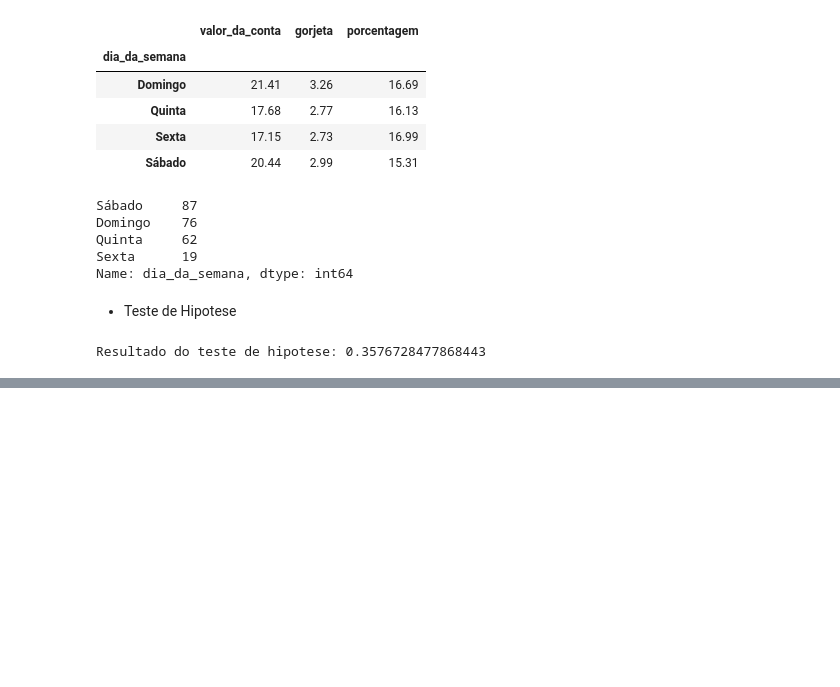
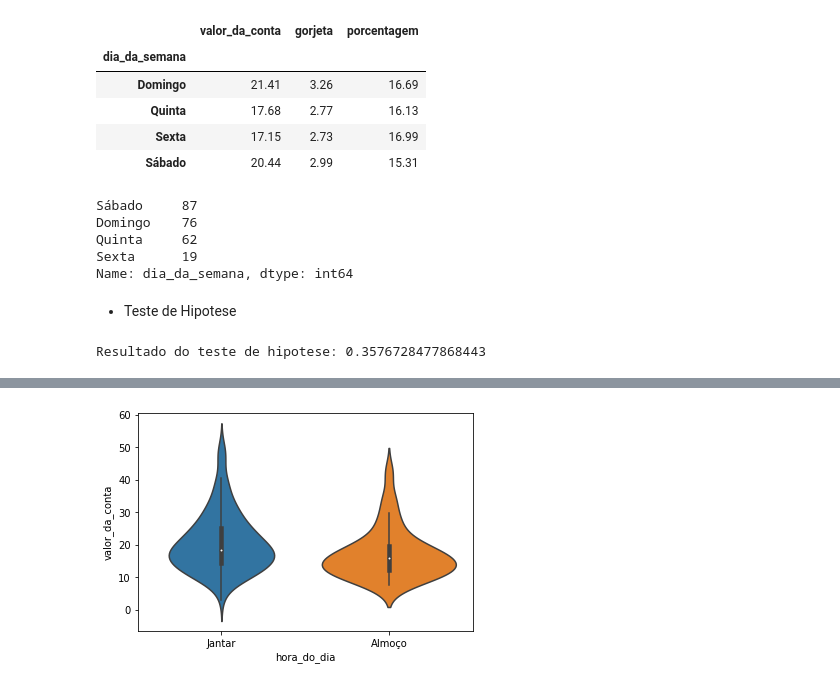
Before and after one commit to wagnergbriel/analise-de-dados, a Jupyter notebook: analise_gorjeta.ipynb, the cells around one changed output, grey strips where cells are left out. Drawn from its saved outputs; the diff is of its cells as text; code cells hidden in the pictures; blank space fills up the shorter version.

```diff
--- a/analise_gorjeta.ipynb
+++ b/analise_gorjeta.ipynb
@@ -314,0 +342,4 @@ Resultado do teste de hipotese: 0.3576728477868443
+# %%
+grafico_hora_do_dia_violinplot = sns.violinplot(x="hora_do_dia", y="valor_da_conta", data=df_gorjetas)
+# %% [output]
+[figure, added]
```
Also changed, not shown: parts of 14 cells of this notebook.
